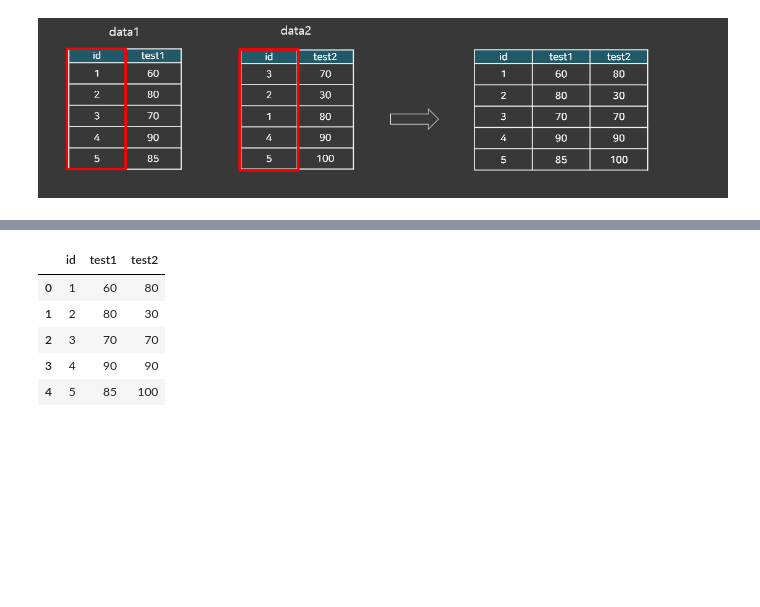
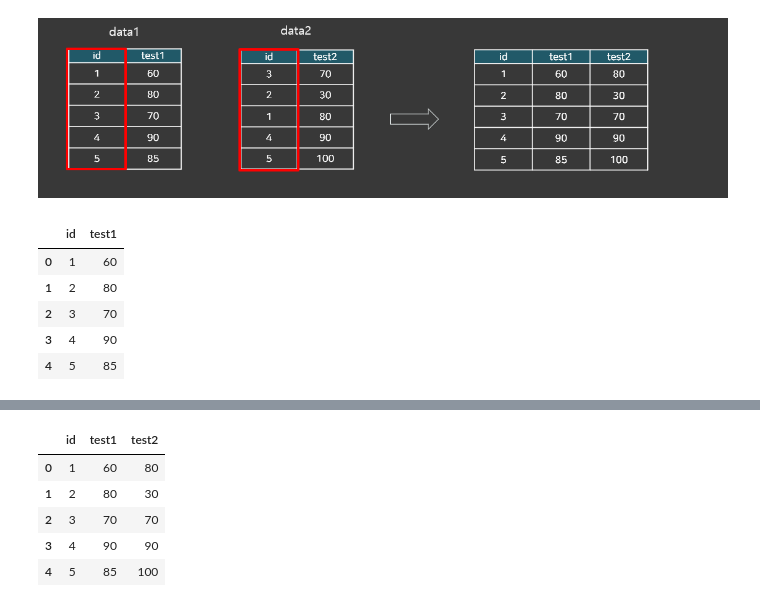
Before and after one commit to motorio0829/Programming-for-AI-25-1, a Jupyter notebook: lecturenote/판다스2.ipynb, the cells around one changed output, grey strips where cells are left out. Saved outputs shown, nothing was run; the diff lists cells and outputs as text; code cells hidden in the pictures; blank space fills up the shorter version.

```diff
--- a/lecturenote/판다스2.ipynb
+++ b/lecturenote/판다스2.ipynb
@@ -1461,3 +1466,12 @@ pd.concat([data1, data2], axis=1)
 # %%
 data1 = pd.DataFrame({"id": [1,2,3,4,5], "test1":[60, 80, 70, 90, 85]})
 data2 = pd.DataFrame({"id": [3,2,1,4,5],"test2":[70, 30, 80, 90, 100]})
+# %%
+data1
+# %% [output]
+|  | id | test1 |
+| 0 | 1 | 60 |
+| 1 | 2 | 80 |
+| 2 | 3 | 70 |
+| 3 | 4 | 90 |
+| 4 | 5 | 85 |
```
Also changed, not shown: parts of 8 cells of this notebook.
